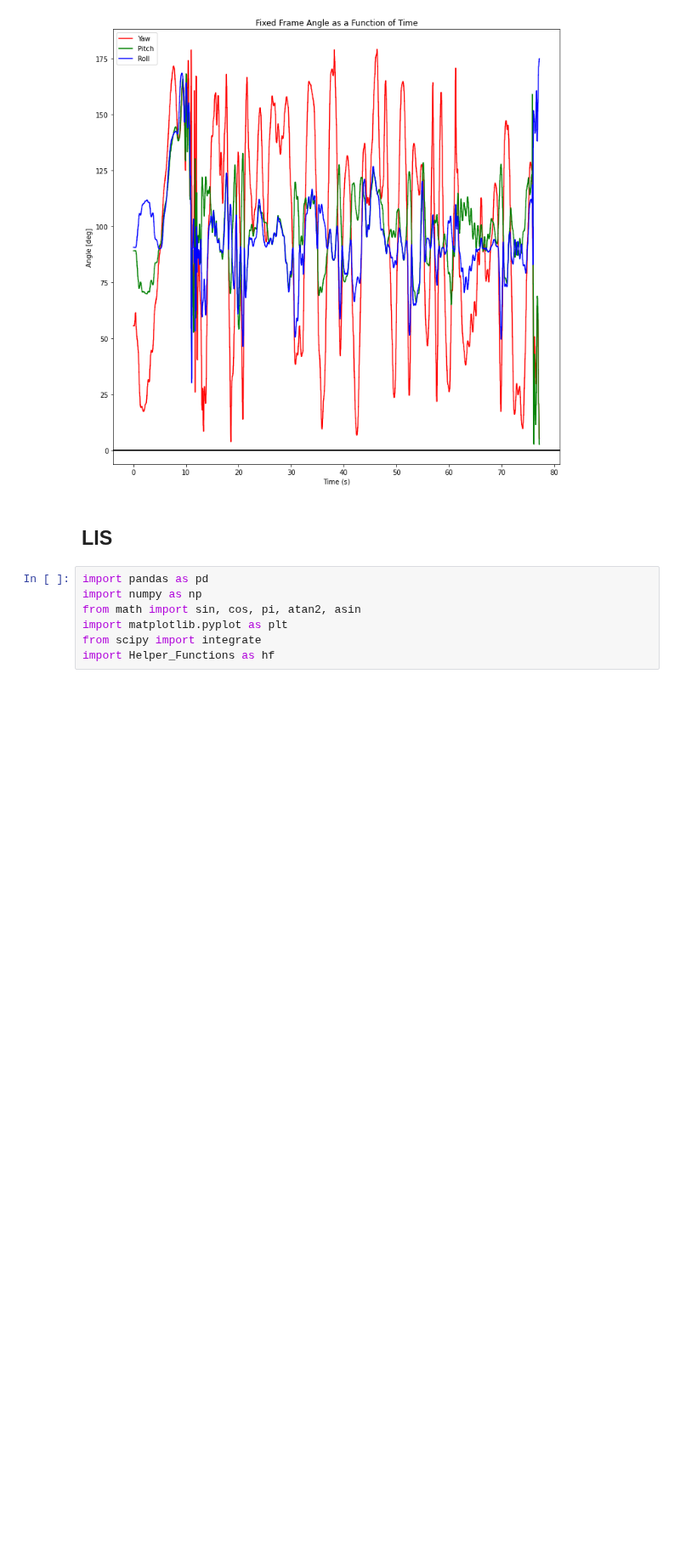
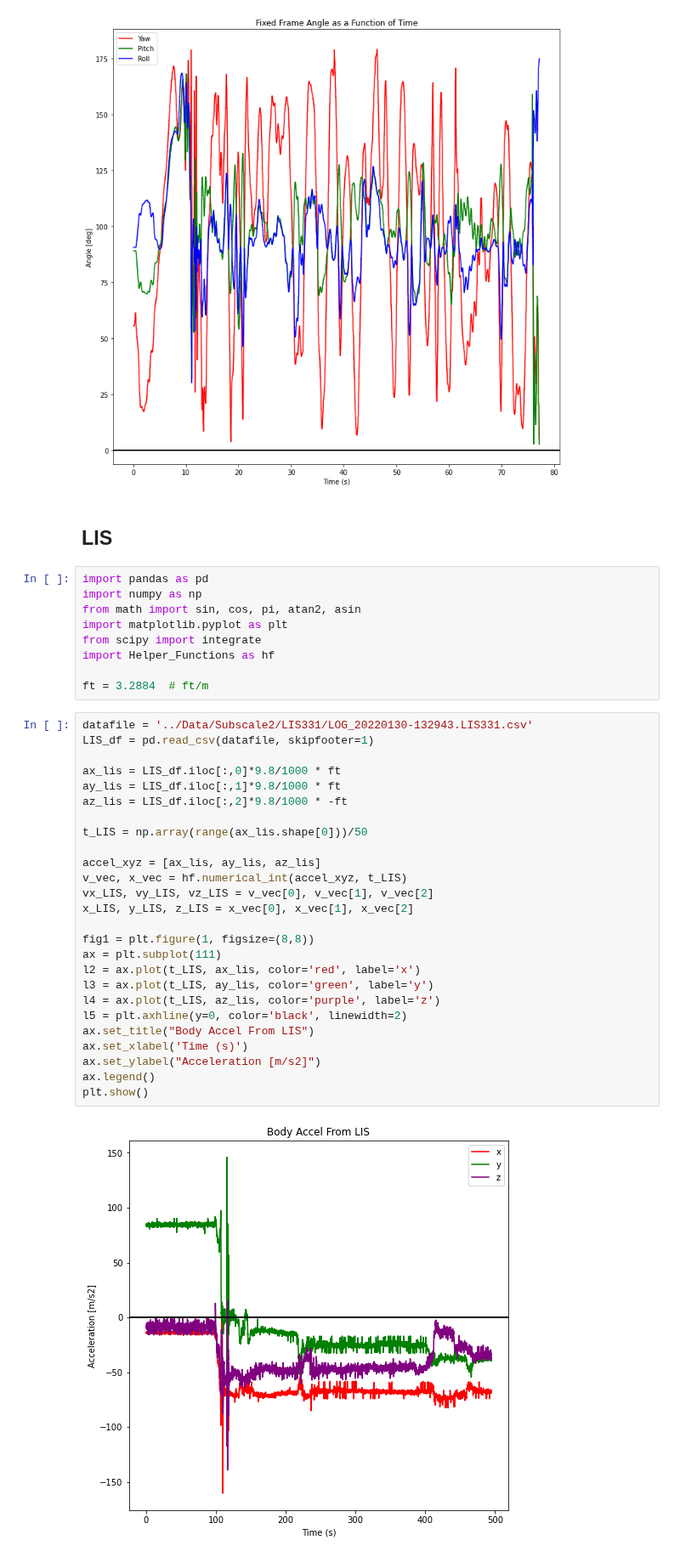
Before and after one commit to VADL-2022/IMU_VV, a Jupyter notebook: 03_Path_Recon/Subscale2_Reconstruction.ipynb, the cells around one changed output. Shown at 85% size. Cells and saved outputs as stored; diff of their text form; blank space fills up the shorter version.

```diff
--- a/03_Path_Recon/Subscale2_Reconstruction.ipynb
+++ b/03_Path_Recon/Subscale2_Reconstruction.ipynb
@@ -511,6 +498,36 @@ from math import sin, cos, pi, atan2, asin
 import matplotlib.pyplot as plt
 from scipy import integrate
 import Helper_Functions as hf
+
+ft = 3.2884  # ft/m
+# %%
+datafile = '../Data/Subscale2/LIS331/LOG_20220130-132943.LIS331.csv'
+LIS_df = pd.read_csv(datafile, skipfooter=1)
+
+ax_lis = LIS_df.iloc[:,0]*9.8/1000 * ft
+ay_lis = LIS_df.iloc[:,1]*9.8/1000 * ft
+az_lis = LIS_df.iloc[:,2]*9.8/1000 * -ft
+
+t_LIS = np.array(range(ax_lis.shape[0]))/50
+
+accel_xyz = [ax_lis, ay_lis, az_lis]
+v_vec, x_vec = hf.numerical_int(accel_xyz, t_LIS)
+vx_LIS, vy_LIS, vz_LIS = v_vec[0], v_vec[1], v_vec[2]
+x_LIS, y_LIS, z_LIS = x_vec[0], x_vec[1], x_vec[2]
+
+fig1 = plt.figure(1, figsize=(8,8))
+ax = plt.subplot(111)
+l2 = ax.plot(t_LIS, ax_lis, color='red', label='x')
+l3 = ax.plot(t_LIS, ay_lis, color='green', label='y')
+l4 = ax.plot(t_LIS, az_lis, color='purple', label='z')
+l5 = plt.axhline(y=0, color='black', linewidth=2)
+ax.set_title("Body Accel From LIS")
+ax.set_xlabel('Time (s)')
+ax.set_ylabel("Acceleration [m/s2]")
+ax.legend()
+plt.show()
+# %% [output]
+[figure, added]
 # %%
 datafile = '../Data/Subscale2/LIS331/LOG_20220130-132943.LIS331.csv'
 LIS_df = pd.read_csv(datafile, skipfooter=1)
```
Also changed, not shown: parts of 10 cells of this notebook.
